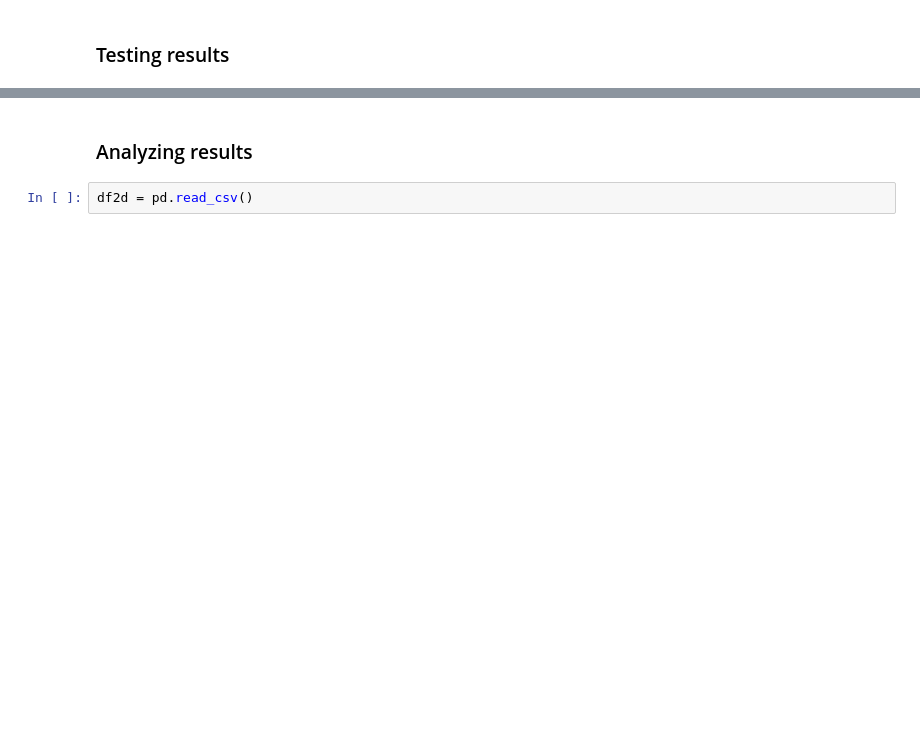
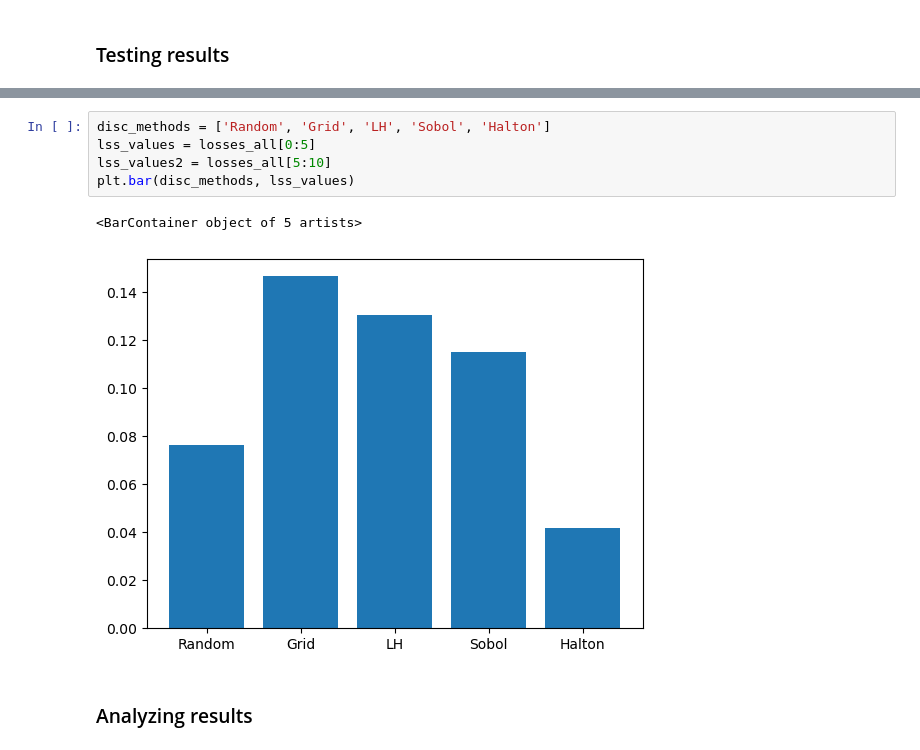
Before and after one commit to adrgz8/Discretizing_GHMM, a Jupyter notebook: hmm_experiments_ND.ipynb, the cells around one changed output, grey strips where cells are left out. Drawn from its saved outputs; the diff is of its cells as text; blank space fills up the shorter version.

```diff
--- a/hmm_experiments_ND.ipynb
+++ b/hmm_experiments_ND.ipynb
@@ -56,4 +48,10 @@ Doing: Halton with KLD. Sample size=500. Grid size=8
+# %%
+disc_methods = ['Random', 'Grid', 'LH', 'Sobol', 'Halton']
+lss_values = losses_all[0:5]
+lss_values2 = losses_all[5:10]
+plt.bar(disc_methods, lss_values)
+# %% [output]
+<BarContainer object of 5 artists>
+[figure, added]
 # %% [markdown]
 ### Analyzing results
-# %%
-df2d = pd.read_csv()
```
Also changed, not shown: parts of 6 cells of this notebook, 4 other files.
